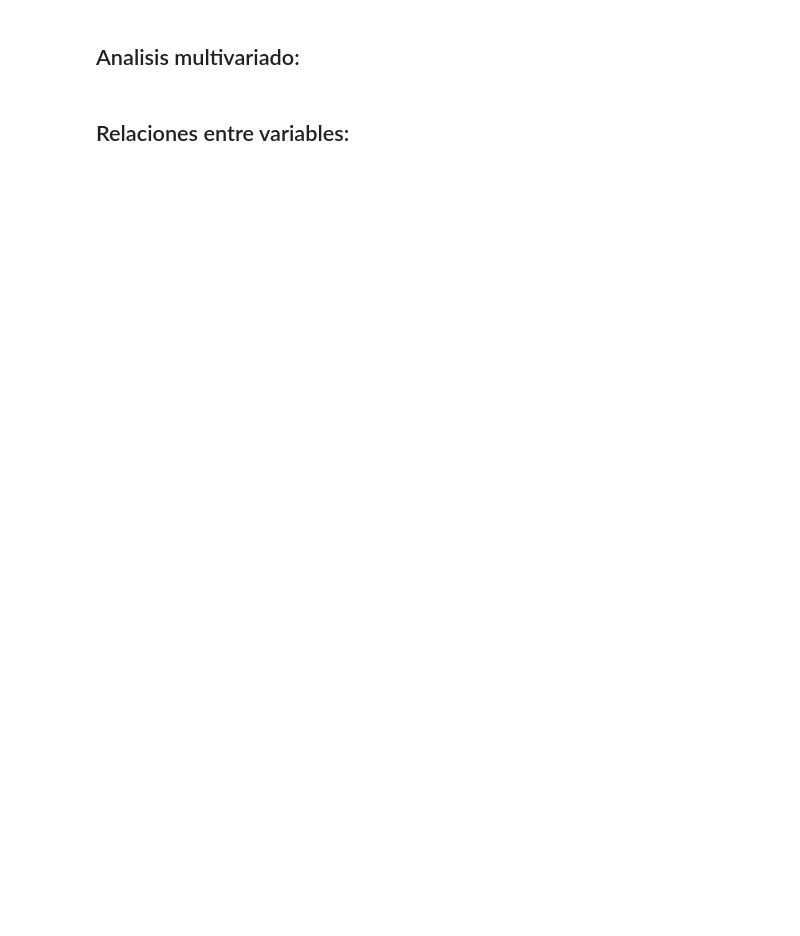
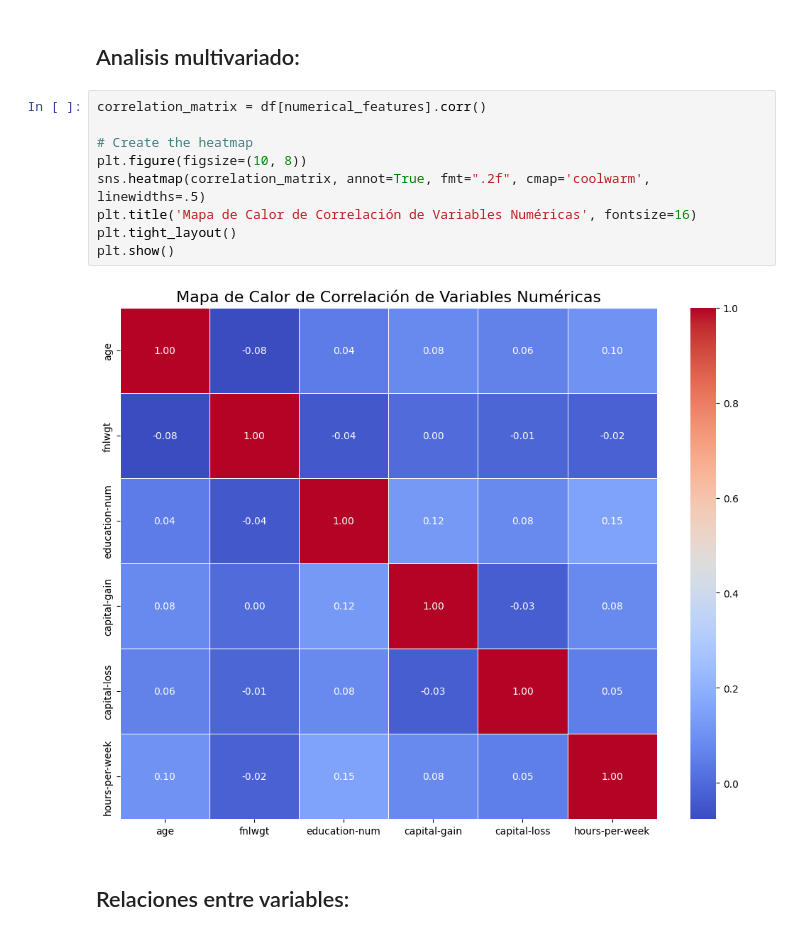
Before and after one commit to AnithaMaria2002/AnalisisDatos-EventoEvaluativo2, a Jupyter notebook: 2. EDA.ipynb, the cells around one changed output. Drawn from its saved outputs; the diff is of its cells as text; blank space fills up the shorter version.

```diff
--- a/2. EDA.ipynb
+++ b/2. EDA.ipynb
@@ -157,4 +195,15 @@ plt.show()
 # %% [markdown]
 ## Analisis multivariado:
+# %%
+correlation_matrix = df[numerical_features].corr()
+
+# Create the heatmap
+plt.figure(figsize=(10, 8))
+sns.heatmap(correlation_matrix, annot=True, fmt=".2f", cmap='coolwarm', linewidths=.5)
+plt.title('Mapa de Calor de Correlación de Variables Numéricas', fontsize=16)
+plt.tight_layout()
+plt.show()
+# %% [output]
+[figure, added]
 # %% [markdown]
 ## Relaciones entre variables:
```
Also changed, not shown: parts of 3 cells of this notebook.
